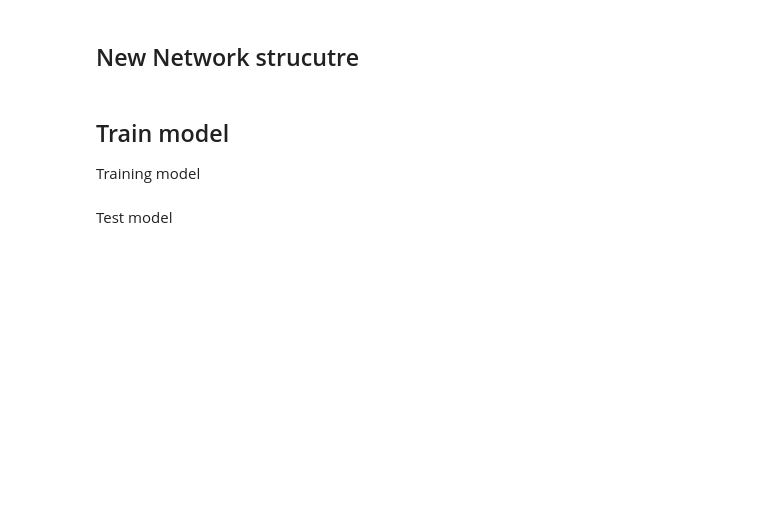
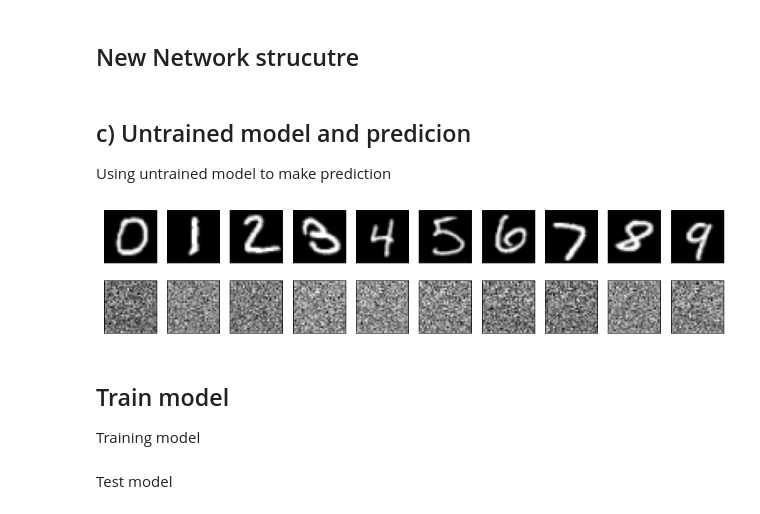
Before and after one commit to Lynch1206/5LSL0_MSPD, a Jupyter notebook: 1A/Ex2.ipynb, the cells around one changed output. Cells and saved outputs as stored; diff of their text form; code cells hidden in the pictures; blank space fills up the shorter version.

```diff
--- a/1A/Ex2.ipynb
+++ b/1A/Ex2.ipynb
@@ -150,6 +220,31 @@ model = model.to(device)
 criterion = nn.MSELoss()
 optimizer = optim.Adam(model.parameters(), lr = 0.001)
 train_set, val_set = torch.utils.data.random_split(train_loader.dataset, [50000, 10000])
+# %% [markdown]
+## c) Untrained model and predicion
+Using untrained model to make prediction
+# %%
+model.eval()
+with torch.no_grad():
+    plt.figure(figsize=(12,3))              # show the examples in a plot
+    x_noisy_example = x_noisy_example.to(device) # Transfer to GPU
+    output = model(x_noisy_example).resize(64,1,32,32).cpu() # resize our output as the same size of input and transfer back to cpu
+    for i in range(10):
+        plt.subplot(2,10,i+1)
+        plt.imshow(x_clean_example[i,0,:,:],cmap='gray')
+        plt.xticks([])
+        plt.yticks([])
+
+        plt.subplot(2,10,i+11)
+        plt.imshow(output[i,0,:,:],cmap='gray')
+        plt.xticks([])
+        plt.yticks([])
+
+    plt.tight_layout()
+    # plt.savefig("Ex2_untrained_test_data_examples.png",dpi=300,bbox_inches='tight')
+    plt.show()
+# %% [output]
+[figure, added]
 # %% [markdown]
 ## Train model
 Training model
```
Also changed, not shown: parts of 6 cells of this notebook.
